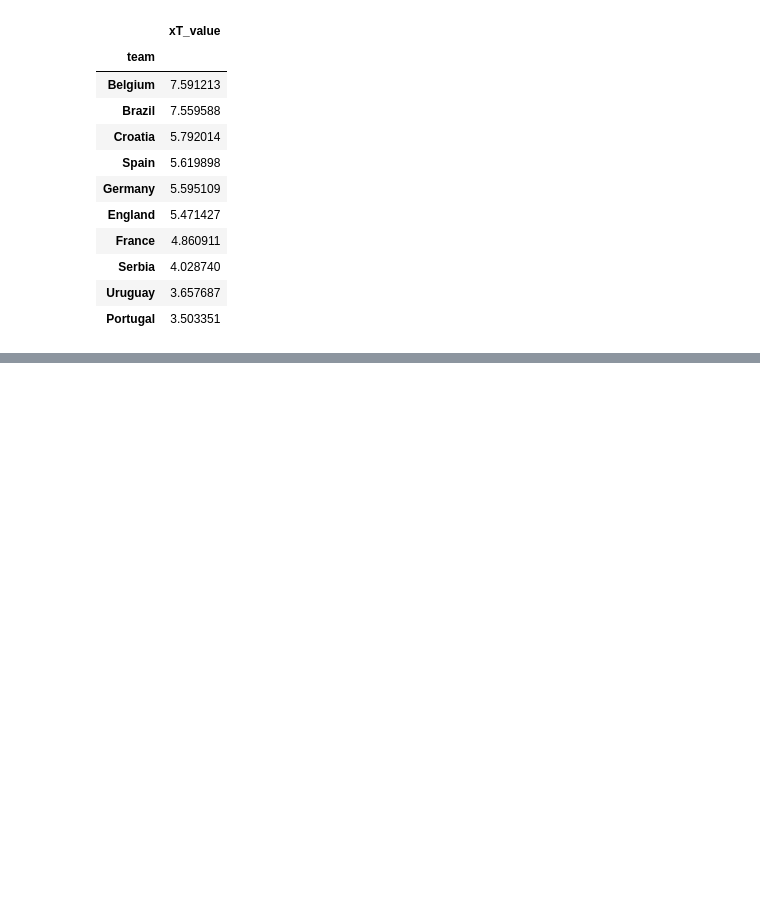
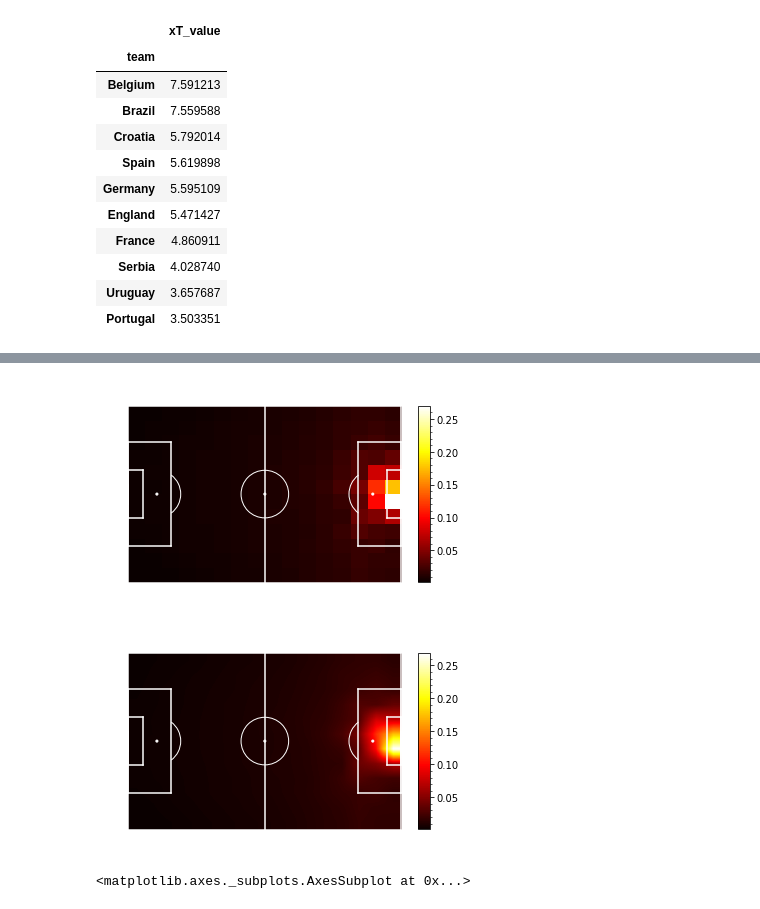
Before and after one commit to pablolopez2733/BigDataCup, a Jupyter notebook: exploring-soccer-models/xT-soccer-example.ipynb, the cells around one changed output, grey strips where cells are left out. Drawn from its saved outputs; the diff is of its cells as text; code cells hidden in the pictures; blank space fills up the shorter version.

```diff
--- a/exploring-soccer-models/xT-soccer-example.ipynb
+++ b/exploring-soccer-models/xT-soccer-example.ipynb
@@ -207,0 +212,15 @@ Top 10 offenses in terms of xT:
+# %%
+import matplotsoccer as mps
+
+# Inspect the learned heatmap
+mps.heatmap(xTModel.xT, cmap="hot", linecolor="white", cbar="True")
+
+# Inspect the interpolated heatmap used for predictions
+interp = xTModel.interpolator()
+x = np.linspace(0, 105, 1050)
+y = np.linspace(0, 68, 680)
+mps.heatmap(interp(x,y), cmap="hot", linecolor="white", cbar="True")
+# %% [output]
+[figure, added]
+[figure, added]
+<matplotlib.axes._subplots.AxesSubplot at 0x...>
```
Also changed, not shown: parts of 4 cells of this notebook, 3 other files.
